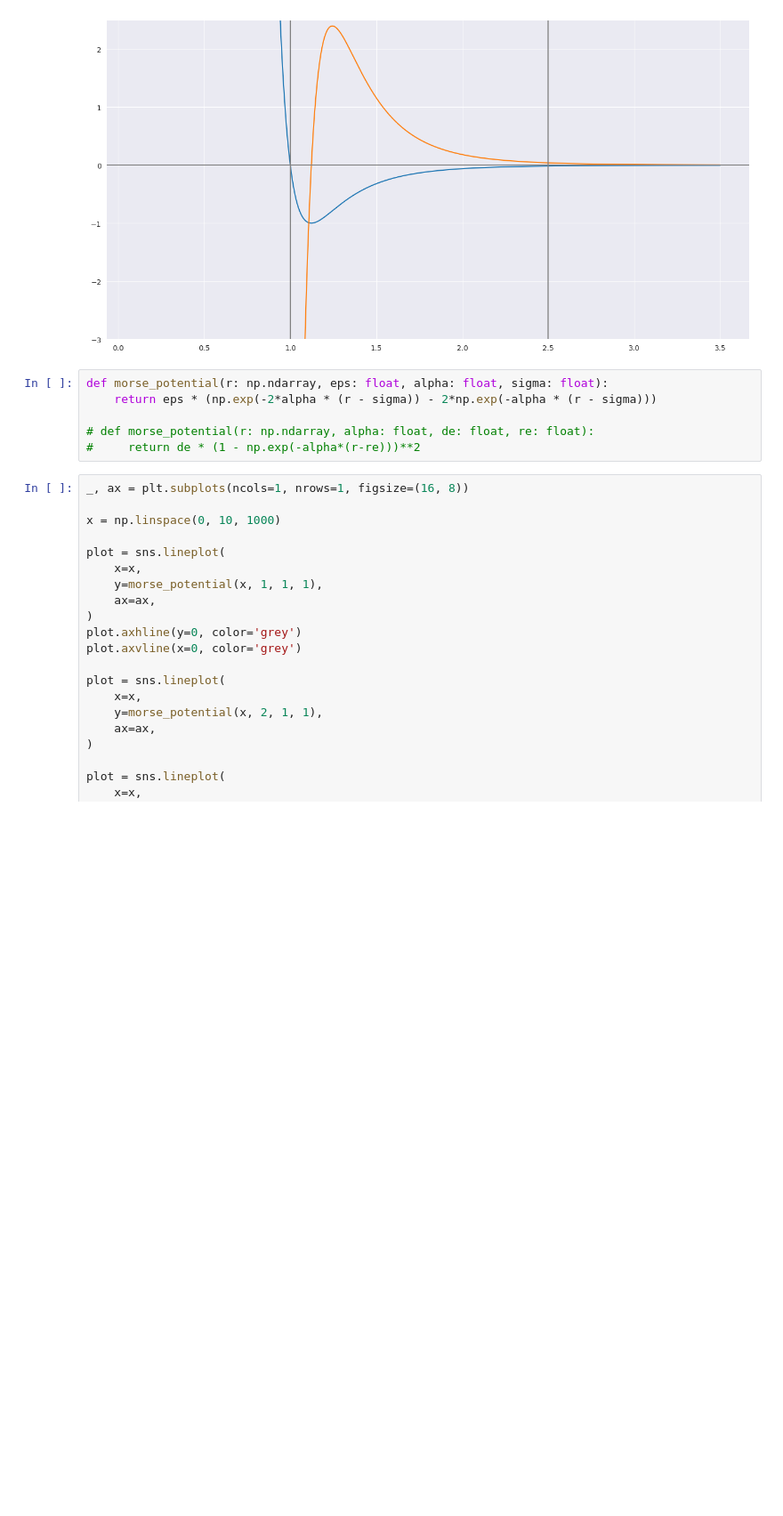
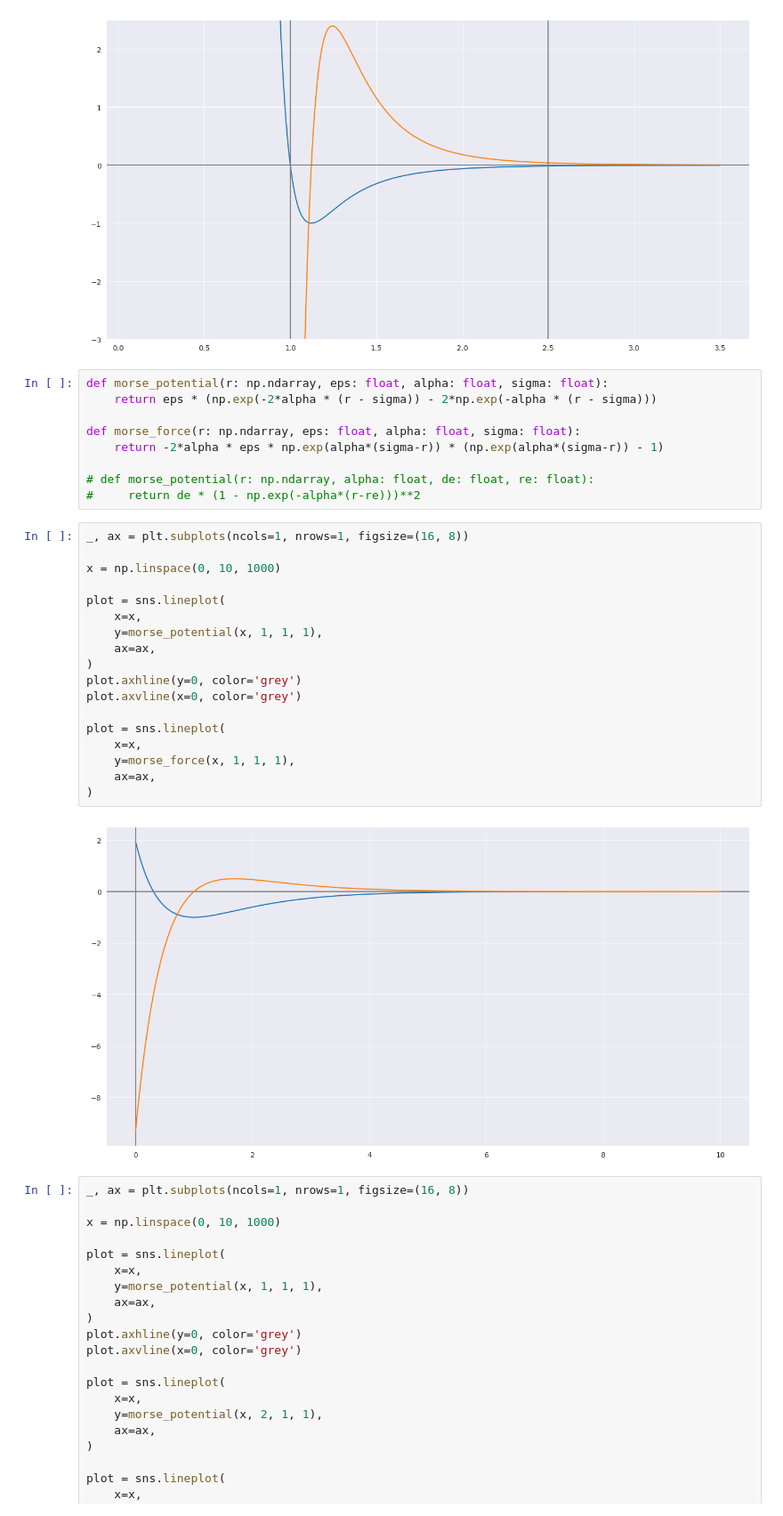
Before and after one commit to Smoren/molecular-python3, a Jupyter notebook: research/lennard_jones.ipynb, the cells around one changed output. Shown at 89% size. Cells and saved outputs as stored; diff of their text form; blank space fills up the shorter version.

```diff
--- a/research/lennard_jones.ipynb
+++ b/research/lennard_jones.ipynb
@@ -171,8 +171,31 @@ plot.axvline(x=1, color='grey');
 def morse_potential(r: np.ndarray, eps: float, alpha: float, sigma: float):
     return eps * (np.exp(-2*alpha * (r - sigma)) - 2*np.exp(-alpha * (r - sigma)))
 
+def morse_force(r: np.ndarray, eps: float, alpha: float, sigma: float):
+    return -2*alpha * eps * np.exp(alpha*(sigma-r)) * (np.exp(alpha*(sigma-r)) - 1)
+
 # def morse_potential(r: np.ndarray, alpha: float, de: float, re: float):
 #     return de * (1 - np.exp(-alpha*(r-re)))**2
+# %%
+_, ax = plt.subplots(ncols=1, nrows=1, figsize=(16, 8))
+
+x = np.linspace(0, 10, 1000)
+
+plot = sns.lineplot(
+    x=x,
+    y=morse_potential(x, 1, 1, 1),
+    ax=ax,
+)
+plot.axhline(y=0, color='grey')
+plot.axvline(x=0, color='grey')
+
+plot = sns.lineplot(
+    x=x,
+    y=morse_force(x, 1, 1, 1),
+    ax=ax,
+)
+# %% [output]
+[figure, added]
 # %%
 _, ax = plt.subplots(ncols=1, nrows=1, figsize=(16, 8))
 
```
Also changed, not shown: 1 other file.
